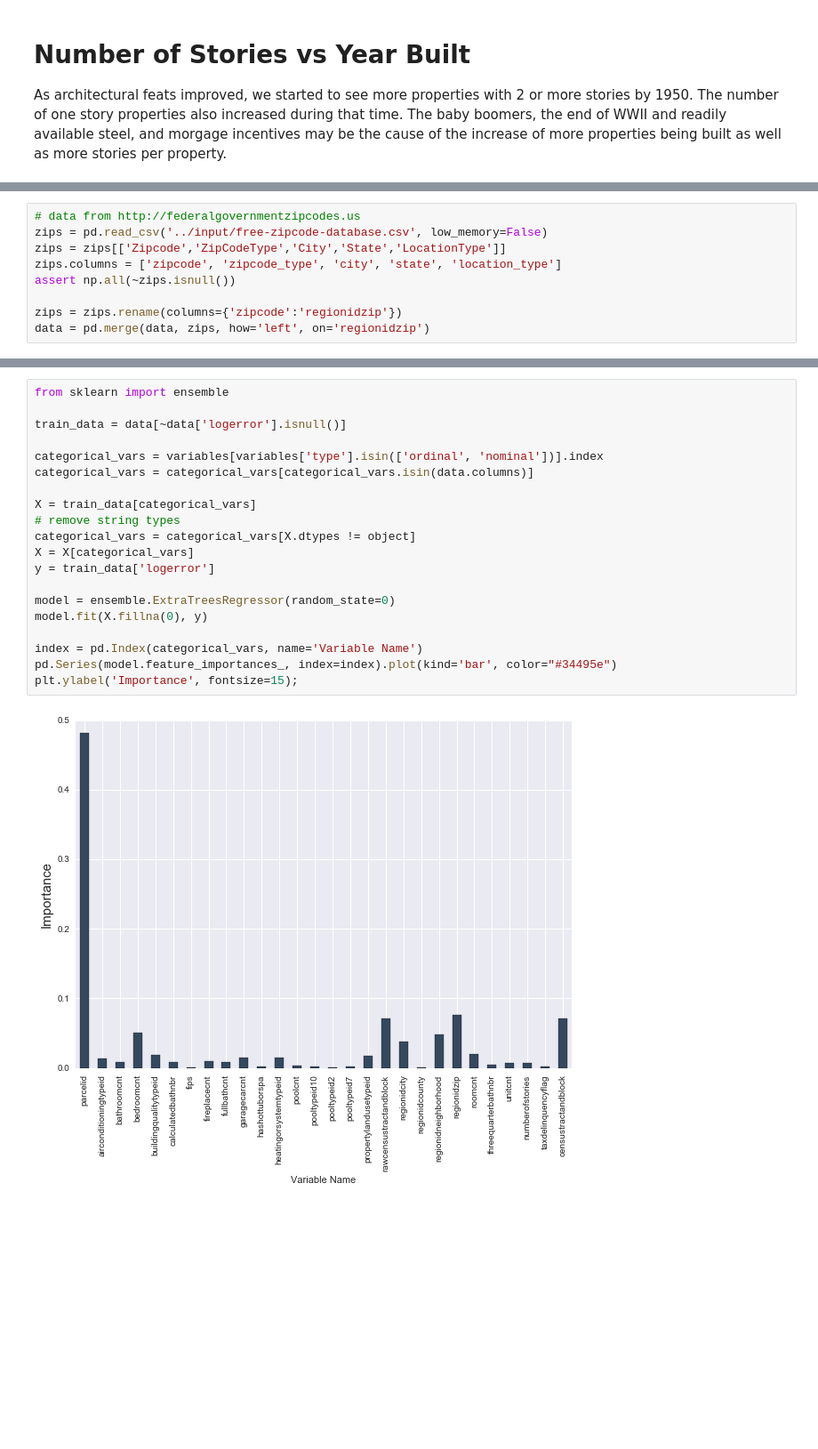
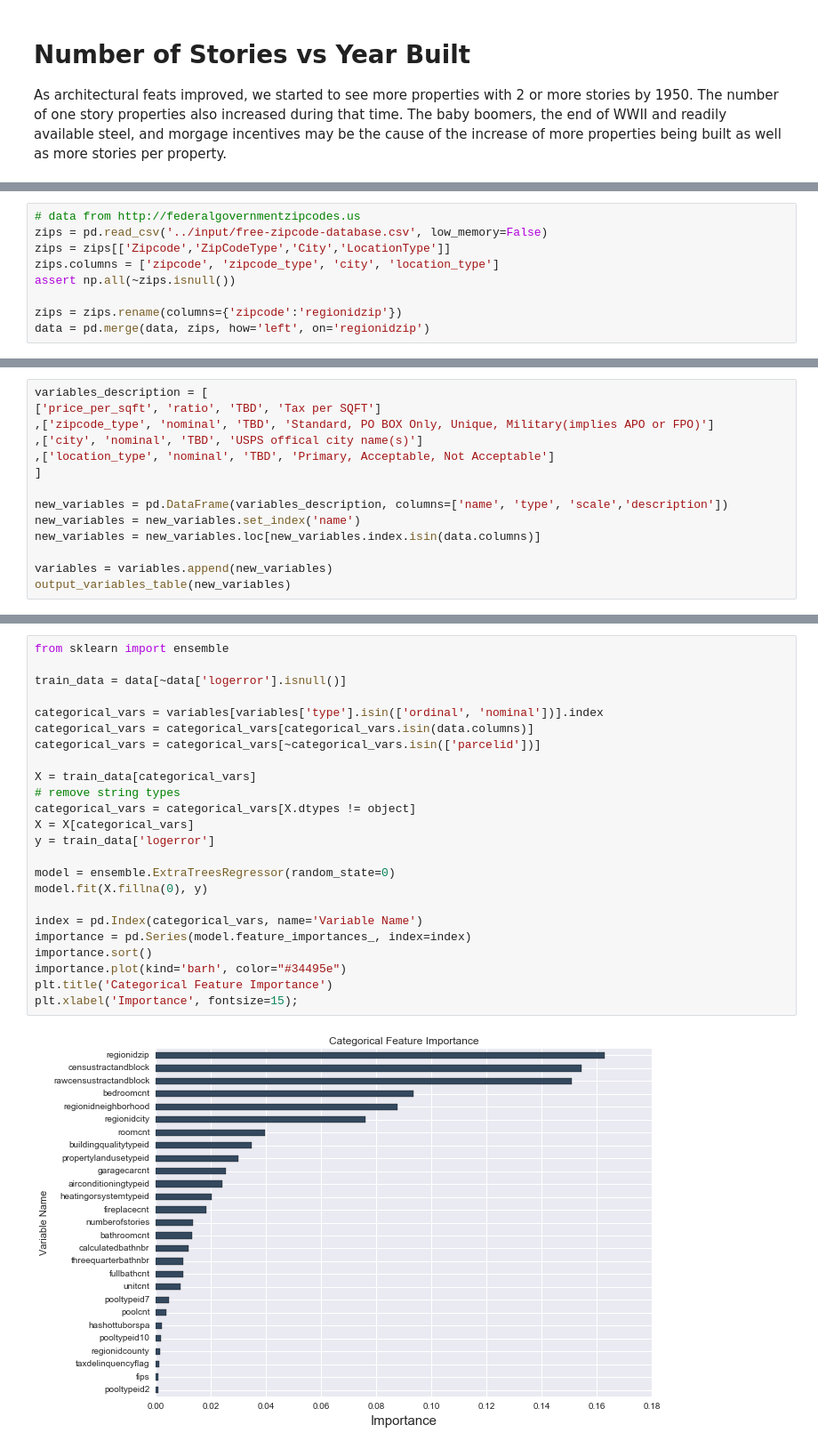
Before and after one commit to post2web/data_mining_group_project, a Jupyter notebook: notebooks/yao2.ipynb, the cells around one changed output, grey strips where cells are left out. Shown at 89% size. Cells and saved outputs as stored; diff of their text form; blank space fills up the shorter version.

```diff
--- a/notebooks/yao2.ipynb
+++ b/notebooks/yao2.ipynb
@@ -1390,8 +1414,8 @@ We found a government dataset publicly available on the internet, containing all
 # %%
 # data from http://federalgovernmentzipcodes.us
 zips = pd.read_csv('../input/free-zipcode-database.csv', low_memory=False)
-zips = zips[['Zipcode','ZipCodeType','City','State','LocationType']]
-zips.columns = ['zipcode', 'zipcode_type', 'city', 'state', 'location_type']
+zips = zips[['Zipcode','ZipCodeType','City','LocationType']]
+zips.columns = ['zipcode', 'zipcode_type', 'city', 'location_type']
 assert np.all(~zips.isnull())
 
 zips = zips.rename(columns={'zipcode':'regionidzip'})
@@ -1398,0 +1425,14 @@ data = pd.merge(data, zips, how='left', on='regionidzip')
+# %%
+variables_description = [
+['price_per_sqft', 'ratio', 'TBD', 'Tax per SQFT']
+,['zipcode_type', 'nominal', 'TBD', 'Standard, PO BOX Only, Unique, Military(implies APO or FPO)']
+,['city', 'nominal', 'TBD', 'USPS offical city name(s)']
+,['location_type', 'nominal', 'TBD', 'Primary, Acceptable, Not Acceptable']
+]
+
+new_variables = pd.DataFrame(variables_description, columns=['name', 'type', 'scale','description'])
+new_variables = new_variables.set_index('name')
+new_variables = new_variables.loc[new_variables.index.isin(data.columns)]
+
+variables = variables.append(new_variables)
+output_variables_table(new_variables)
@@ -1418,22 +1461,26 @@ According to a forests of randomized trees model
 # %%
 from sklearn import ensemble
 
 train_data = data[~data['logerror'].isnull()]
 
 categorical_vars = variables[variables['type'].isin(['ordinal', 'nominal'])].index
 categorical_vars = categorical_vars[categorical_vars.isin(data.columns)]
+categorical_vars = categorical_vars[~categorical_vars.isin(['parcelid'])]
 
 X = train_data[categorical_vars]
 # remove string types
 categorical_vars = categorical_vars[X.dtypes != object]
 X = X[categorical_vars]
 y = train_data['logerror']
 
 model = ensemble.ExtraTreesRegressor(random_state=0)
 model.fit(X.fillna(0), y)
 
 index = pd.Index(categorical_vars, name='Variable Name')
-pd.Series(model.feature_importances_, index=index).plot(kind='bar', color="#34495e")
-plt.ylabel('Importance', fontsize=15);
+importance = pd.Series(model.feature_importances_, index=index)
+importance.sort()
+importance.plot(kind='barh', color="#34495e")
+plt.title('Categorical Feature Importance')
+plt.xlabel('Importance', fontsize=15);
 # %% [output]
-[figure, old version]
+[figure, new version]
```
Also changed, not shown: parts of 73 cells of this notebook.
